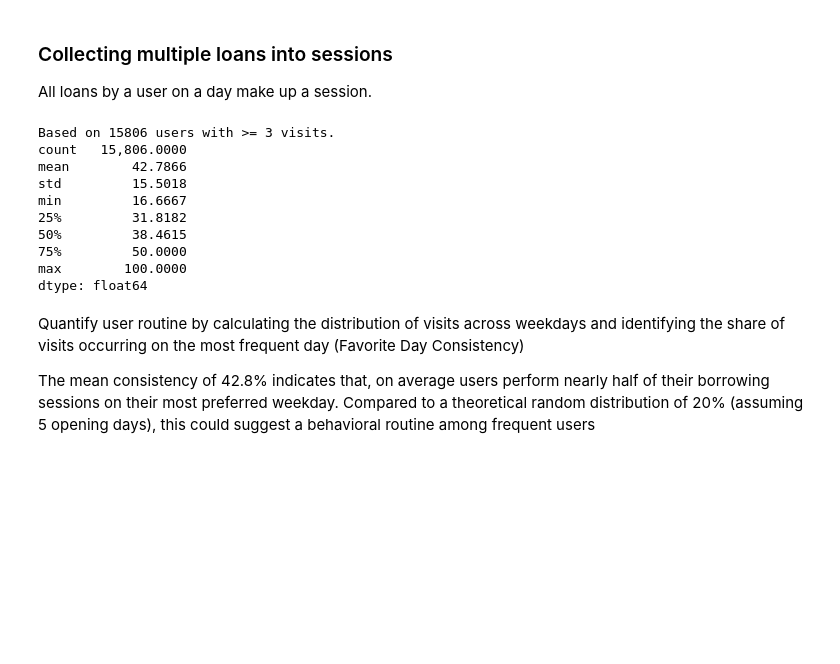
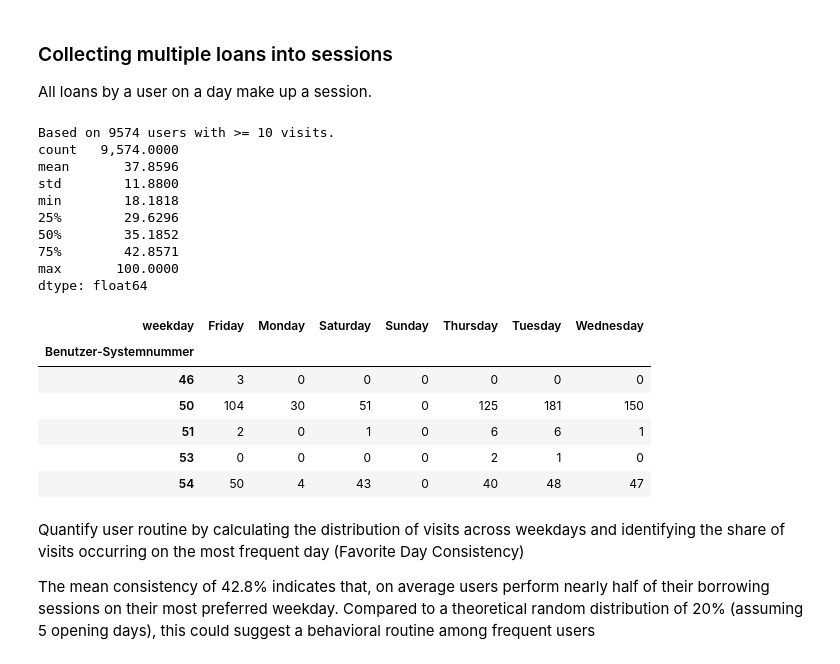
Before and after one commit to RobinAllgeier/Data_Literacy, a Jupyter notebook: exp/04_05_user_behavior_by-date.ipynb, the cells around one changed output. Drawn from its saved outputs; the diff is of its cells as text; code cells hidden in the pictures; blank space fills up the shorter version.

```diff
--- a/exp/04_05_user_behavior_by-date.ipynb
+++ b/exp/04_05_user_behavior_by-date.ipynb
@@ -68,7 +68,7 @@ df_sessions["session_time"] = df_sessions[ISSUE_COL].dt.floor("d") # Gruppiert a
 user_sessions = df_sessions.groupby([USER_ID_COL, "session_time"]).size().reset_index(name="items_borrowed")
 user_sessions["weekday"] = user_sessions["session_time"].dt.day_name()
 # %%
-MIN_SESSIONS = 3
+MIN_SESSIONS = 10
 session_day_counts = user_sessions.groupby([USER_ID_COL, 'weekday']).size().unstack(fill_value=0)
 
 # Top-Day-Percentage based on visits
@@ -80,16 +80,26 @@ clean_consistency = session_consistency[frequent_user_mask]
 print(f"Based on {len(clean_consistency)} users with >= {MIN_SESSIONS} visits.")
 print(clean_consistency.describe())
 # %% [output]
-Based on 15806 users with >= 3 visits.
-count   15,806.0000
-mean        42.7866
-std         15.5018
-min         16.6667
-25%         31.8182
-50%         38.4615
-75%         50.0000
-max        100.0000
+Based on 9574 users with >= 10 visits.
+count   9,574.0000
+mean       37.8596
+std        11.8800
+min        18.1818
+25%        29.6296
+50%        35.1852
+75%        42.8571
+max       100.0000
 dtype: float64
+# %%
+session_day_counts.head()
+# %% [output]
+| weekday | Friday | Monday | Saturday | Sunday | Thursday | Tuesday | Wednesday |
+| Benutzer-Systemnummer |  |  |  |  |  |  |  |
+| 46 | 3 | 0 | 0 | 0 | 0 | 0 | 0 |
+| 50 | 104 | 30 | 51 | 0 | 125 | 181 | 150 |
+| 51 | 2 | 0 | 1 | 0 | 6 | 6 | 1 |
+| 53 | 0 | 0 | 0 | 0 | 2 | 1 | 0 |
+| 54 | 50 | 4 | 43 | 0 | 40 | 48 | 47 |
 # %% [markdown]
 Quantify user routine by calculating the distribution of visits across weekdays and identifying the share of visits occurring on the most frequent day (Favorite Day Consistency)
 
```
Also changed, not shown: parts of 3 cells of this notebook.
